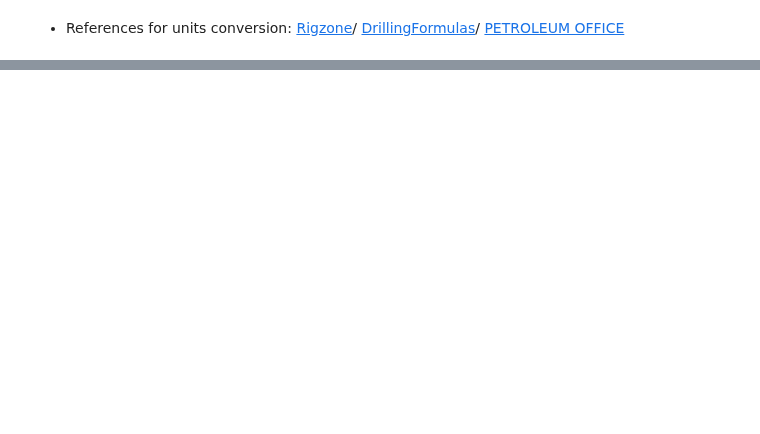
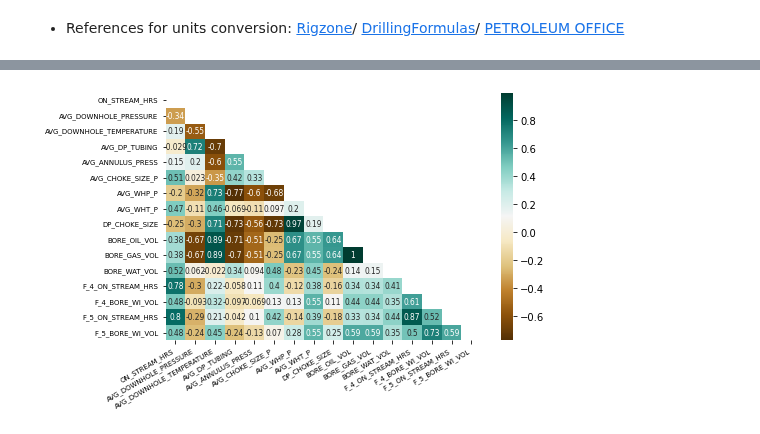
Before and after one commit to ashrafalaghbari/GA-TCN-LSTM, a Jupyter notebook: EDA.ipynb, the cells around one changed output, grey strips where cells are left out. Cells and saved outputs as stored; diff of their text form; code cells hidden in the pictures; blank space fills up the shorter version.

```diff
--- a/EDA.ipynb
+++ b/EDA.ipynb
@@ -475,0 +170,23 @@ from
+# %%
+mask = np.triu(np.ones_like(df.corr(method='spearman')))
+plt.figure(figsize=(190/25.5,120/25.5 ))
+correlation_mat = df.corr("spearman")
+ax = sns.heatmap(correlation_mat, annot = True, cmap='BrBG', mask=mask,annot_kws={"fontsize": 7.5})
+ax.set_xticklabels(
+    ax.get_xticklabels(),
+    rotation=30,
+    horizontalalignment='right'
+);
+
+
+plt.xticks(fontsize=7)
+plt.yticks(fontsize=7)
+
+plt.tight_layout()
+plt.subplots_adjust(hspace=0.1, wspace=0.01)
+
+plt.savefig("Spearman correlation coefficients of the raw production and injection data .jpeg",
+                dpi=1000, bbox_inches='tight')
+plt.show()
+# %% [output]
+[figure, added]
```
Also changed, not shown: parts of 63 cells of this notebook.
